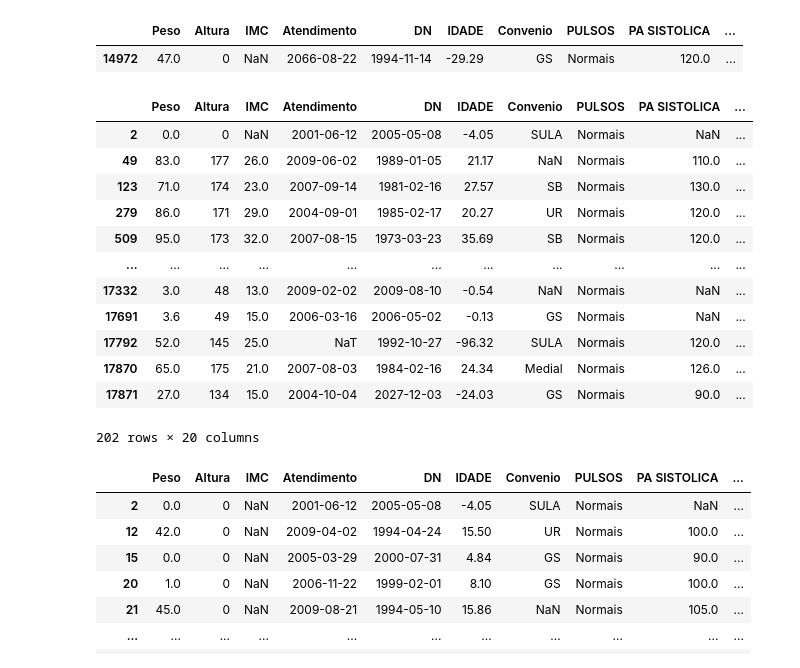
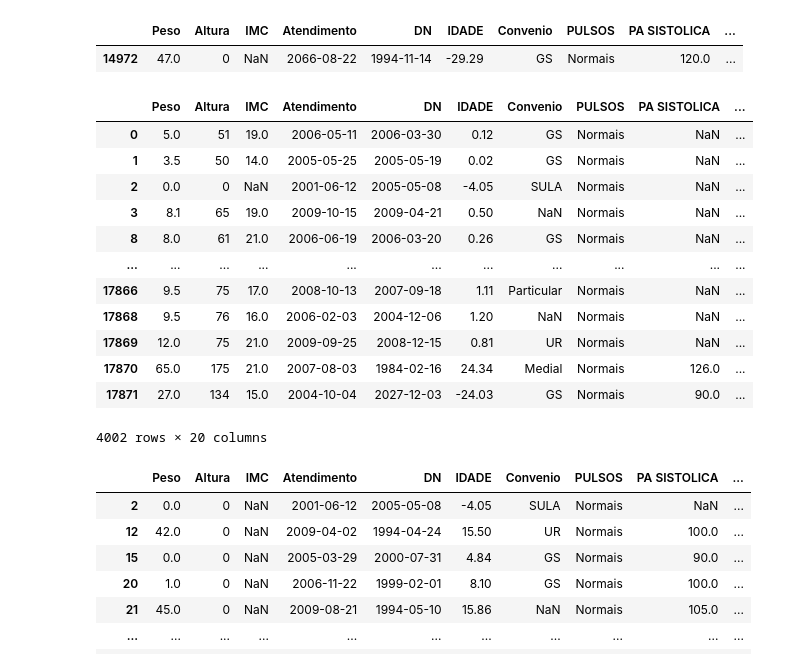
Before and after one commit to Proenca13/Project_FDS, a Jupyter notebook: PredictingCardiacDiseasesChildren.ipynb, the cells around one changed output. Saved outputs shown, nothing was run; the diff lists cells and outputs as text; code cells hidden in the pictures.

```diff
--- a/PredictingCardiacDiseasesChildren.ipynb
+++ b/PredictingCardiacDiseasesChildren.ipynb
@@ -203,21 +205,21 @@ df[df['Atendimento'] > today]
 # %%
 ## Check Impossible values for age
 df['IDADE'] = pd.to_numeric(df['IDADE'], errors='coerce')
-df[(df['IDADE'] < 0) | (df['IDADE'] > 20)]
+df[(df['IDADE'] < 2) | (df['IDADE'] > 19)]
 # %% [output]
 |  | Peso | Altura | IMC | Atendimento | DN | IDADE | Convenio | PULSOS | PA SISTOLICA | ... |
+| 0 | 5.0 | 51 | 19.0 | 2006-05-11 | 2006-03-30 | 0.12 | GS | Normais | NaN | ... |
+| 1 | 3.5 | 50 | 14.0 | 2005-05-25 | 2005-05-19 | 0.02 | GS | Normais | NaN | ... |
 | 2 | 0.0 | 0 | NaN | 2001-06-12 | 2005-05-08 | -4.05 | SULA | Normais | NaN | ... |
-| 49 | 83.0 | 177 | 26.0 | 2009-06-02 | 1989-01-05 | 21.17 | NaN | Normais | 110.0 | ... |
-| 123 | 71.0 | 174 | 23.0 | 2007-09-14 | 1981-02-16 | 27.57 | SB | Normais | 130.0 | ... |
-| 279 | 86.0 | 171 | 29.0 | 2004-09-01 | 1985-02-17 | 20.27 | UR | Normais | 120.0 | ... |
-| 509 | 95.0 | 173 | 32.0 | 2007-08-15 | 1973-03-23 | 35.69 | SB | Normais | 120.0 | ... |
+| 3 | 8.1 | 65 | 19.0 | 2009-10-15 | 2009-04-21 | 0.50 | NaN | Normais | NaN | ... |
+| 8 | 8.0 | 61 | 21.0 | 2006-06-19 | 2006-03-20 | 0.26 | GS | Normais | NaN | ... |
 | ... | ... | ... | ... | ... | ... | ... | ... | ... | ... | ... |
-| 17332 | 3.0 | 48 | 13.0 | 2009-02-02 | 2009-08-10 | -0.54 | NaN | Normais | NaN | ... |
-| 17691 | 3.6 | 49 | 15.0 | 2006-03-16 | 2006-05-02 | -0.13 | GS | Normais | NaN | ... |
-| 17792 | 52.0 | 145 | 25.0 | NaT | 1992-10-27 | -96.32 | SULA | Normais | 120.0 | ... |
+| 17866 | 9.5 | 75 | 17.0 | 2008-10-13 | 2007-09-18 | 1.11 | Particular | Normais | NaN | ... |
+| 17868 | 9.5 | 76 | 16.0 | 2006-02-03 | 2004-12-06 | 1.20 | NaN | Normais | NaN | ... |
+| 17869 | 12.0 | 75 | 21.0 | 2009-09-25 | 2008-12-15 | 0.81 | UR | Normais | NaN | ... |
 | 17870 | 65.0 | 175 | 21.0 | 2007-08-03 | 1984-02-16 | 24.34 | Medial | Normais | 126.0 | ... |
 | 17871 | 27.0 | 134 | 15.0 | 2004-10-04 | 2027-12-03 | -24.03 | GS | Normais | 90.0 | ... |
-202 rows × 20 columns
+4002 rows × 20 columns
 # %%
 ## Check for imppossible values for height , the average height a kid is born is 50 cm
 df[(df['Altura'] < 50) | (df['Altura'] > 250)]
```
Also changed, not shown: parts of 7 cells of this notebook, 1 other file.
